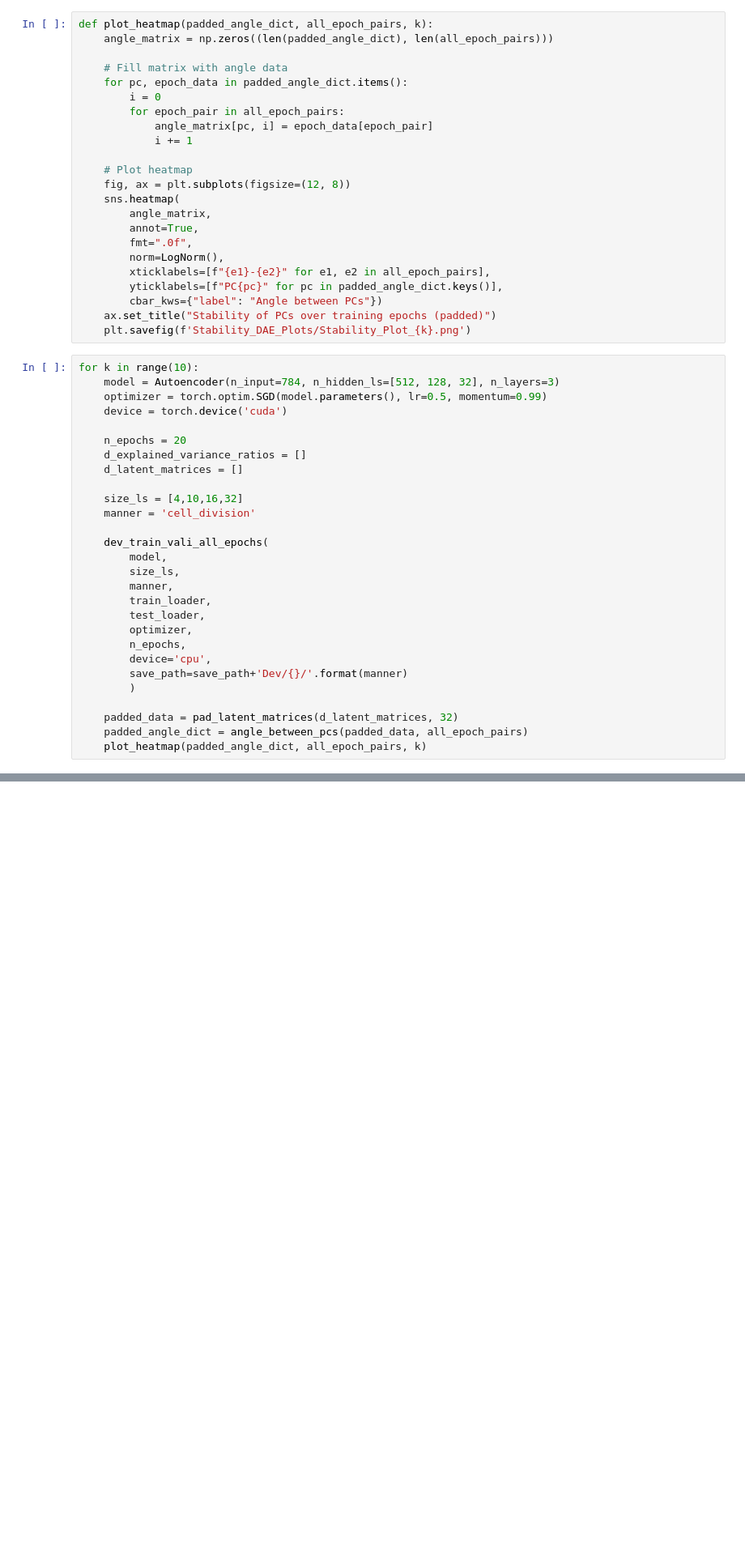
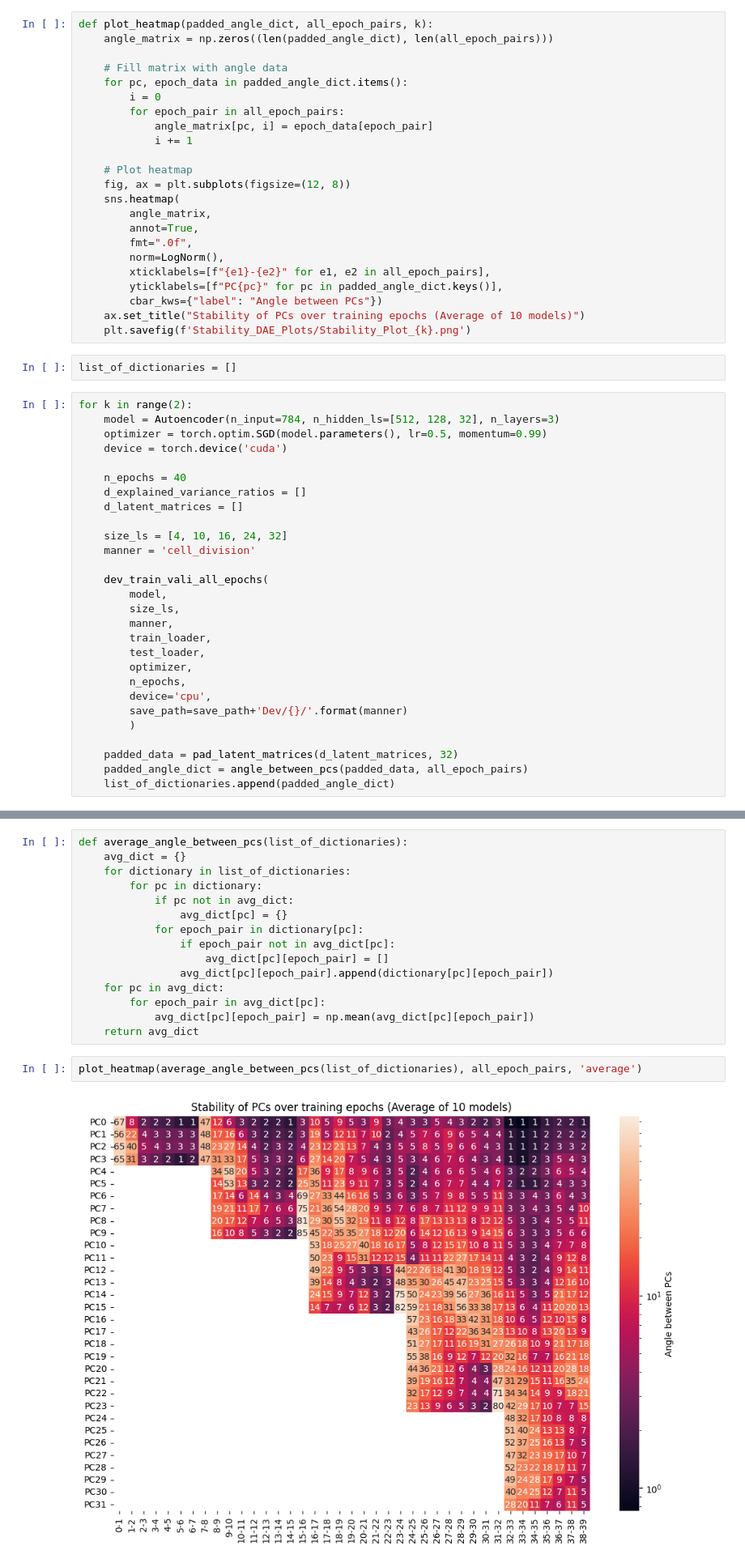
Before and after one commit to DiJam20/developing-autoencoders, a Jupyter notebook: 06i_Stability_DAE_Plots.ipynb, the cells around one changed output, grey strips where cells are left out. Shown at 81% size. Cells and saved outputs as stored; diff of their text form; blank space fills up the shorter version.

Commit message:
Average Stability Plot

```diff
--- a/06i_Stability_DAE_Plots.ipynb
+++ b/06i_Stability_DAE_Plots.ipynb
@@ -284,19 +164,21 @@ def plot_heatmap(padded_angle_dict, all_epoch_pairs, k):
         xticklabels=[f"{e1}-{e2}" for e1, e2 in all_epoch_pairs],
         yticklabels=[f"PC{pc}" for pc in padded_angle_dict.keys()],
         cbar_kws={"label": "Angle between PCs"})
-    ax.set_title("Stability of PCs over training epochs (padded)")
+    ax.set_title("Stability of PCs over training epochs (Average of 10 models)")
     plt.savefig(f'Stability_DAE_Plots/Stability_Plot_{k}.png')
+# %%
+list_of_dictionaries = []
 # %%
-for k in range(10):
+for k in range(2):
     model = Autoencoder(n_input=784, n_hidden_ls=[512, 128, 32], n_layers=3)
     optimizer = torch.optim.SGD(model.parameters(), lr=0.5, momentum=0.99)
     device = torch.device('cuda')
 
-    n_epochs = 20
+    n_epochs = 40
     d_explained_variance_ratios = []
     d_latent_matrices = []
 
-    size_ls = [4,10,16,32]
+    size_ls = [4, 10, 16, 24, 32]
     manner = 'cell_division'
 
     dev_train_vali_all_epochs(
@@ -313,6 +195,6 @@ for k in range(10):
 
     padded_data = pad_latent_matrices(d_latent_matrices, 32)
     padded_angle_dict = angle_between_pcs(padded_data, all_epoch_pairs)
-    plot_heatmap(padded_angle_dict, all_epoch_pairs, k)
+    list_of_dictionaries.append(padded_angle_dict)
 # %% [output]
 4
@@ -410,0 +293,19 @@ debug nan in decoder weights tensor(0)
+# %%
+def average_angle_between_pcs(list_of_dictionaries):
+    avg_dict = {}
+    for dictionary in list_of_dictionaries:
+        for pc in dictionary:
+            if pc not in avg_dict:
+                avg_dict[pc] = {}
+            for epoch_pair in dictionary[pc]:
+                if epoch_pair not in avg_dict[pc]:
+                    avg_dict[pc][epoch_pair] = []
+                avg_dict[pc][epoch_pair].append(dictionary[pc][epoch_pair])
+    for pc in avg_dict:
+        for epoch_pair in avg_dict[pc]:
+            avg_dict[pc][epoch_pair] = np.mean(avg_dict[pc][epoch_pair])
+    return avg_dict
+# %%
+plot_heatmap(average_angle_between_pcs(list_of_dictionaries), all_epoch_pairs, 'average')
+# %% [output]
+[figure, added]
```
Also changed, not shown: parts of 6 cells of this notebook, 1 other file.
